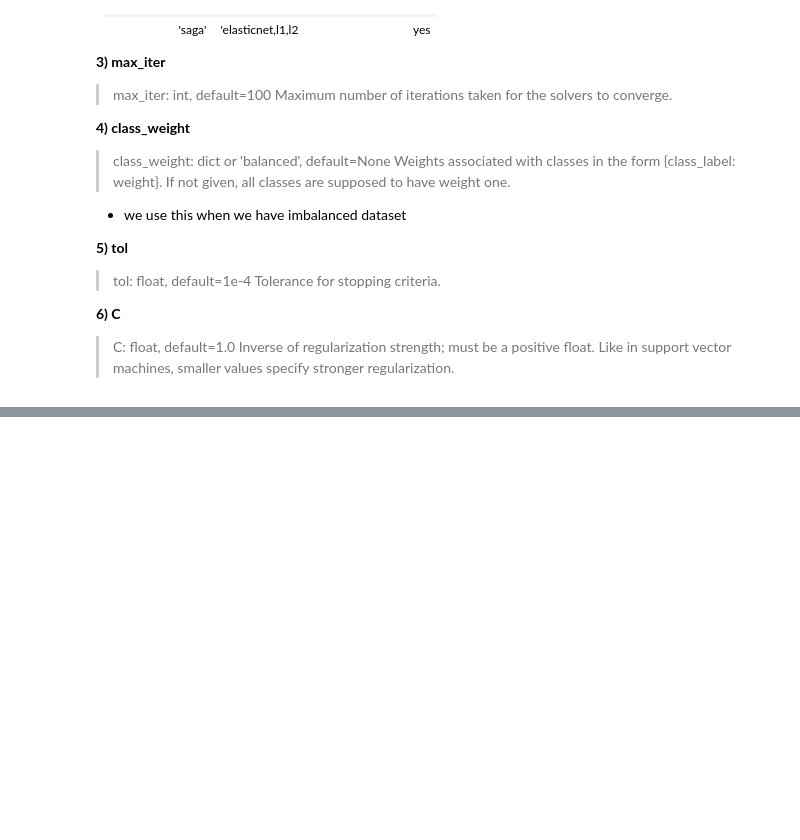
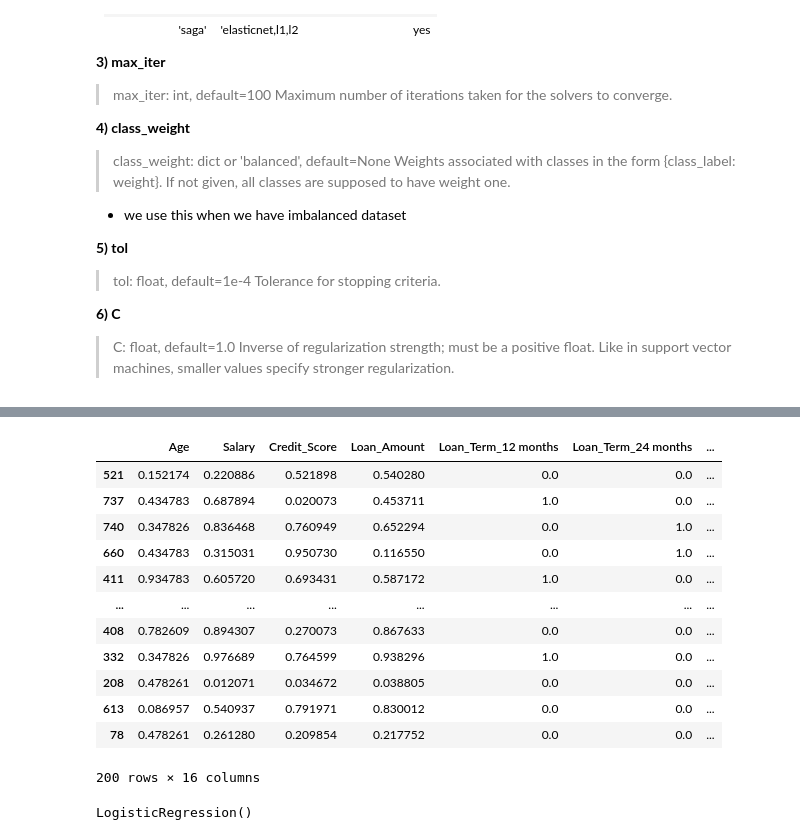
Before and after one commit to Vidyashree-LS/machine-learning-practice, a Jupyter notebook: Logistic_Regression/Logistic_Regression1.ipynb, the cells around one changed output, grey strips where cells are left out. Drawn from its saved outputs; the diff is of its cells as text; code cells hidden in the pictures; blank space fills up the shorter version.

```diff
--- a/Logistic_Regression/Logistic_Regression1.ipynb
+++ b/Logistic_Regression/Logistic_Regression1.ipynb
@@ -39,0 +144,27 @@ model = LogisticRegression()
+# %%
+#update xtest
+xtest[num_col] = scaling.transform(xtest[num_col])
+
+xtest_encoded_values = encoder.transform(xtest[obj_col])
+xtest[encoded_columns] = xtest_encoded_values
+xtest.drop(columns=obj_col,inplace=True)
+# %%
+xtest
+# %% [output]
+|  | Age | Salary | Credit_Score | Loan_Amount | Loan_Term_12 months | Loan_Term_24 months | ... |
+| 521 | 0.152174 | 0.220886 | 0.521898 | 0.540280 | 0.0 | 0.0 | ... |
+| 737 | 0.434783 | 0.687894 | 0.020073 | 0.453711 | 1.0 | 0.0 | ... |
+| 740 | 0.347826 | 0.836468 | 0.760949 | 0.652294 | 0.0 | 1.0 | ... |
+| 660 | 0.434783 | 0.315031 | 0.950730 | 0.116550 | 0.0 | 1.0 | ... |
+| 411 | 0.934783 | 0.605720 | 0.693431 | 0.587172 | 1.0 | 0.0 | ... |
+| ... | ... | ... | ... | ... | ... | ... | ... |
+| 408 | 0.782609 | 0.894307 | 0.270073 | 0.867633 | 0.0 | 0.0 | ... |
+| 332 | 0.347826 | 0.976689 | 0.764599 | 0.938296 | 1.0 | 0.0 | ... |
+| 208 | 0.478261 | 0.012071 | 0.034672 | 0.038805 | 0.0 | 0.0 | ... |
+| 613 | 0.086957 | 0.540937 | 0.791971 | 0.830012 | 0.0 | 0.0 | ... |
+| 78 | 0.478261 | 0.261280 | 0.209854 | 0.217752 | 0.0 | 0.0 | ... |
+200 rows × 16 columns
+# %%
+model.fit(xtrain,ytrain)
+# %% [output]
+LogisticRegression()
```
Also changed, not shown: parts of 14 cells of this notebook, 1 other file.
